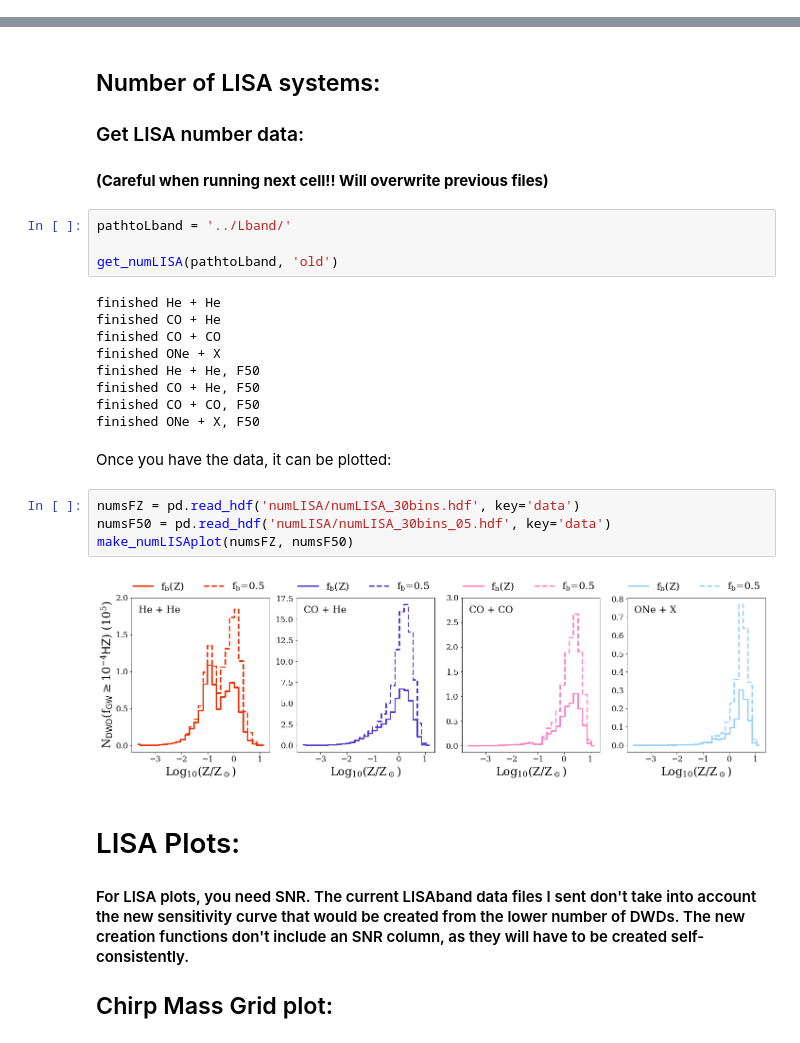
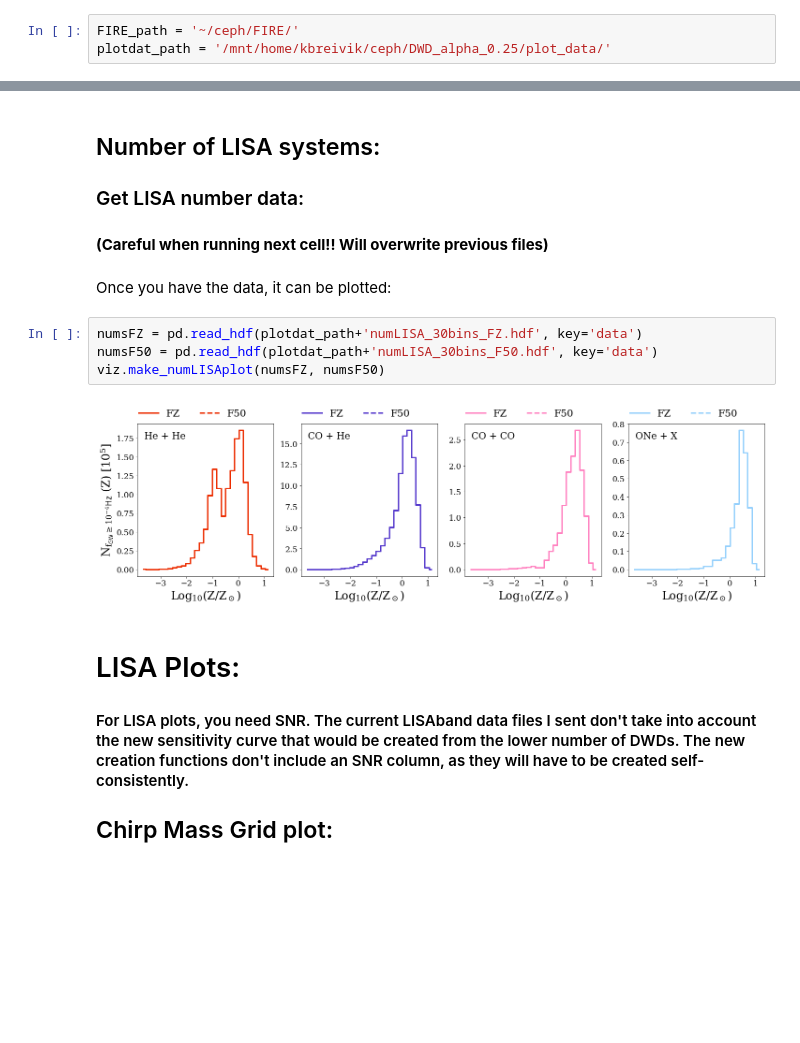
Before and after one commit to sarahthiele/DAWDLE, a Jupyter notebook: visualization.ipynb, the cells around one changed output, grey strips where cells are left out. Drawn from its saved outputs; the diff is of its cells as text; blank space fills up the shorter version.

```diff
--- a/visualization.ipynb
+++ b/visualization.ipynb
@@ -20,0 +21,3 @@ obs_hz = 1 / obs_sec
+# %%
+FIRE_path = '~/ceph/FIRE/'
+plotdat_path = '/mnt/home/kbreivik/ceph/DWD_alpha_0.25/plot_data/'
@@ -106,27 +98,14 @@ plot_intersep(Heinter, COHeinter, COinter, ONeinter, whichsep='CEsep')
 ## Number of LISA systems:
 ### Get LISA number data:
 #### __(Careful when running next cell!! Will overwrite previous files)__
-# %%
-pathtoLband = '../Lband/'
-
-get_numLISA(pathtoLband, 'old')
-# %% [output]
-finished He + He
-finished CO + He
-finished CO + CO
-finished ONe + X
-finished He + He, F50
-finished CO + He, F50
-finished CO + CO, F50
-finished ONe + X, F50
 # %% [markdown]
 Once you have the data, it can be plotted:
 # %%
-numsFZ = pd.read_hdf('numLISA/numLISA_30bins.hdf', key='data')
-numsF50 = pd.read_hdf('numLISA/numLISA_30bins_05.hdf', key='data')
-make_numLISAplot(numsFZ, numsF50)
+numsFZ = pd.read_hdf(plotdat_path+'numLISA_30bins_FZ.hdf', key='data')
+numsF50 = pd.read_hdf(plotdat_path+'numLISA_30bins_F50.hdf', key='data')
+viz.make_numLISAplot(numsFZ, numsF50)
 # %% [output]
-[figure, old version]
+[figure, new version]
 # %% [markdown]
 # LISA Plots:
 #### For LISA plots, you need SNR. The current LISAband data files I sent don't take into account the new sensitivity curve that would be created from the lower number of DWDs. The new creation functions don't include an SNR column, as they will have to be created self-consistently.
```
Also changed, not shown: parts of 31 cells of this notebook, 10 other files.
